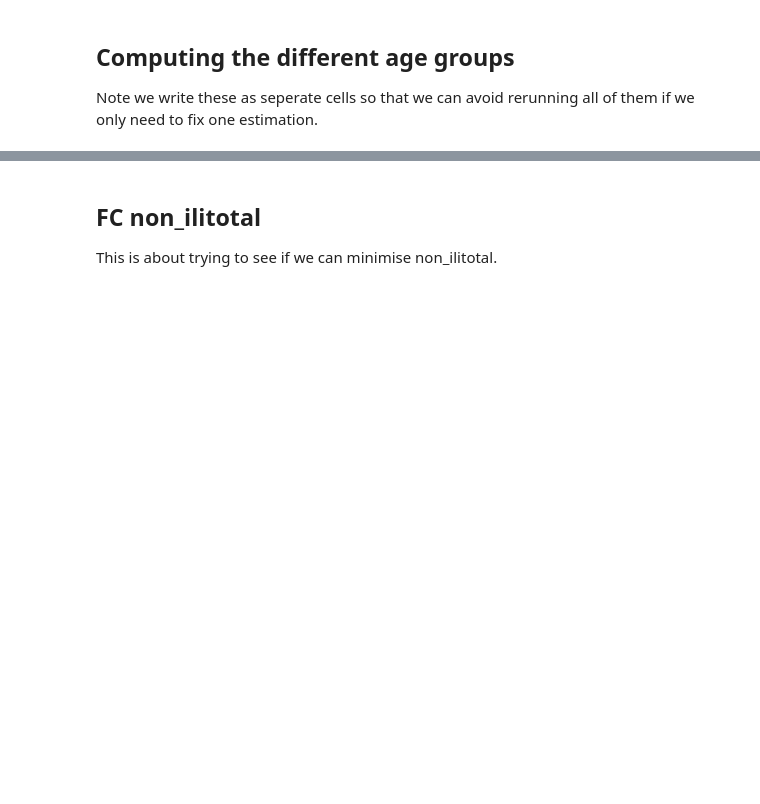
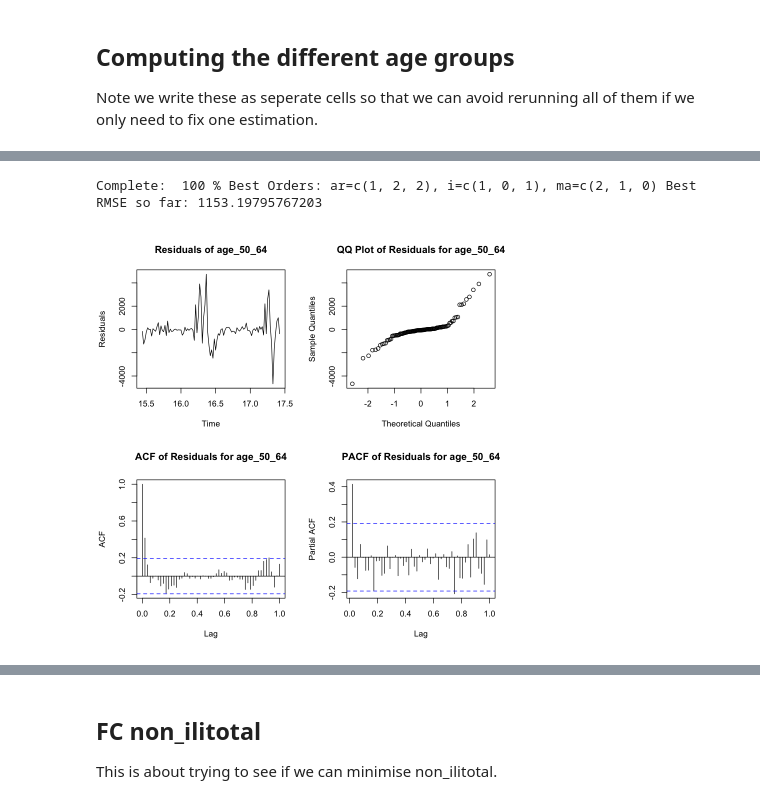
Before and after one commit to atlas0bh/stat443-project, a Jupyter notebook: perturbations_msarima.ipynb, the cells around one changed output, grey strips where cells are left out. Drawn from its saved outputs; the diff is of its cells as text; code cells hidden in the pictures; blank space fills up the shorter version.

```diff
--- a/perturbations_msarima.ipynb
+++ b/perturbations_msarima.ipynb
@@ -273,2 +482,16 @@ Complete:  100 % Best Orders: ar=c(1, 2, 1), i=c(0, 0, 1), ma=c(1, 1, 0) Best RM
+# %%
+age_50_64 <- ts(old_df$age_50_64, frequency = 52,start = c(1997, 40))[is.na(old_df$age_25_64)]
+data_age_50_64 <- split_data(logp1(age_50_64),start=start(age_50_64))
+
+initial_orders_age_50_64 = list(ar=c(1, 2, 2), i=c(1, 0, 1), ma=c(2, 1, 0))
+fc_age_50_64 <- find_best_rmse_out_of_sample(data_age_50_64$ts_obj, initial_orders = initial_orders_age_50_64,perturbation = 2,iterations = 1)
+# we use this so if it is taking to long we can stop the output and still have our forecast!
+fc_age_50_64_values <- fc_age_50_64$best_fc
+fc_age_50_64_fit <- fc_age_50_64$fit
+residuals  <-expm1(data_age_50_64$holdout)-fc_age_50_64$best_fc
+plotresidues(residuals, "age_50_64")
+# %% [output]
+Complete:  100 % Best Orders: ar=c(1, 2, 2), i=c(1, 0, 1), ma=c(2, 1, 0) Best RMSE so far: 1153.19795767203
+[figure, added]
 # %%
 initial_orders_age_65 = list(ar=c(1, 1, 0), i=c(0, 1, 0), ma=c(0, 1, 1))
```
Also changed, not shown: parts of 26 cells of this notebook, 40 other files.
